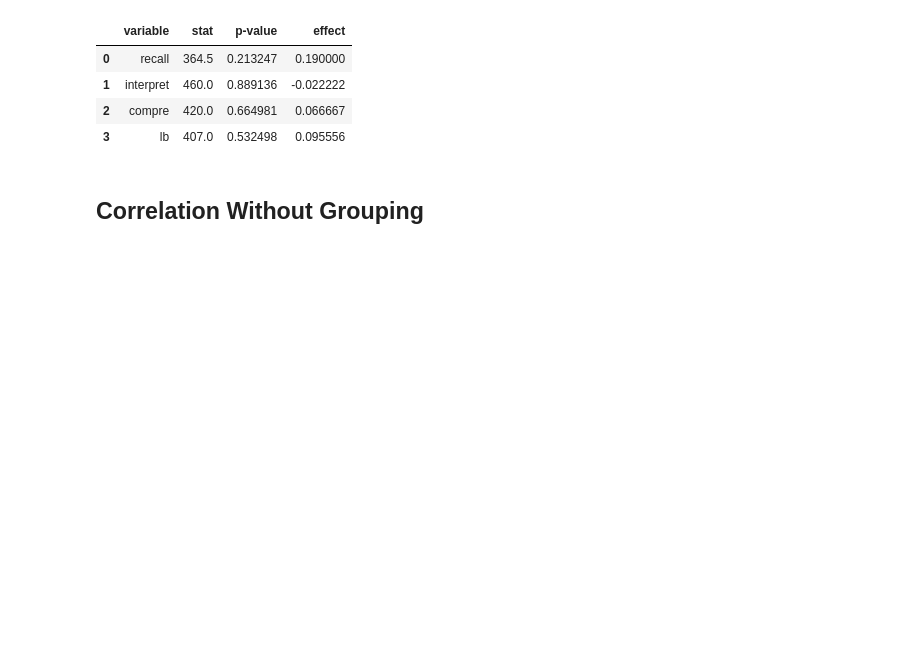
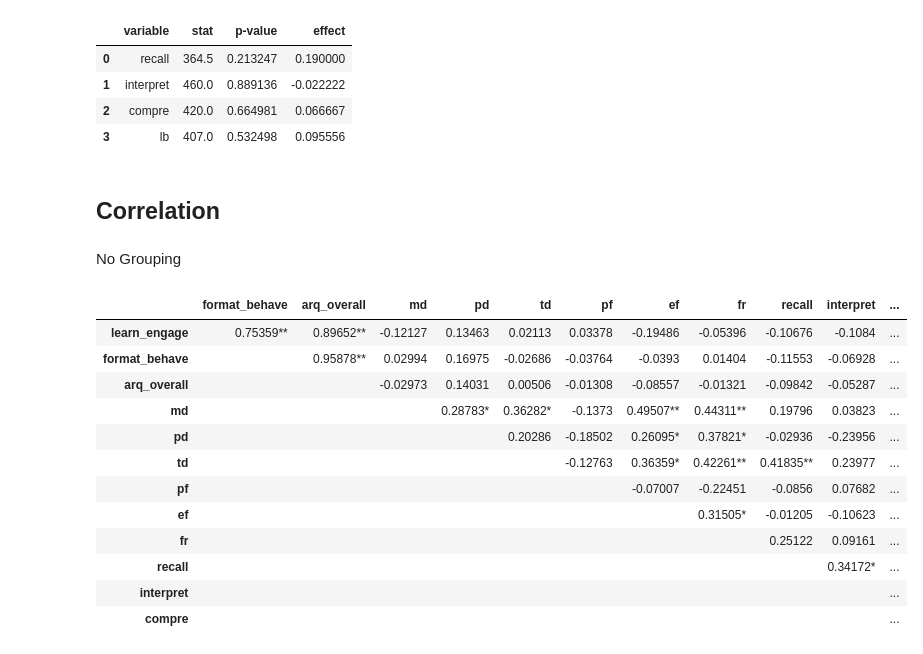
Before and after one commit to KyleCarlo/ScreenVSPrint, a Jupyter notebook: Notebook.ipynb, the cells around one changed output. Cells and saved outputs as stored; diff of their text form; code cells hidden in the pictures; blank space fills up the shorter version.

Commit message:
added inferential stats

```diff
--- a/Notebook.ipynb
+++ b/Notebook.ipynb
@@ -811,4 +811,4 @@ results
 | 2 | compre | 420.0 | 0.664981 | 0.066667 |
 | 3 | lb | 407.0 | 0.532498 | 0.095556 |
 # %% [markdown]
-## Correlation Without Grouping
+## Correlation
@@ -818,5 +815,32 @@ corr_array = np.full((len(cols), len(cols)), '-')
-# %%
-for i in range(len(cols)):
-    for j in range(len(cols)):
-        row_label = cols[i]
-        col_label = cols[j]
+# %% [markdown]
+No Grouping
+# %%
+stats, p = spearmanr(df_inf.iloc[:,1:])
+cols = list(df_inf.iloc[:,1:].columns)
+stats = np.round(stats, 5).astype(str)
+for i in range(len(cols)):
+    for j in range(len(cols)):
+        if stats[i][j] == '1.0':
+            continue
+        if p[i][j] < 0.001:
+            stats[i][j] += '**'
+        elif p[i][j] < 0.05:
+            stats[i][j] += '*'
+mask = np.tril(np.ones(stats.shape), k=0).astype(bool)  # k=0 includes diagonal
+stats_masked = np.where(mask, '', stats)  # lower triangle becomes empty string
+corr_no_group = pd.DataFrame(stats_masked, index=cols, columns=cols)
+corr_no_group.iloc[:-1,1:]
+# %% [output]
+|  | format_behave | arq_overall | md | pd | td | pf | ef | fr | recall | interpret | ... |
+| learn_engage | 0.75359** | 0.89652** | -0.12127 | 0.13463 | 0.02113 | 0.03378 | -0.19486 | -0.05396 | -0.10676 | -0.1084 | ... |
+| format_behave |  | 0.95878** | 0.02994 | 0.16975 | -0.02686 | -0.03764 | -0.0393 | 0.01404 | -0.11553 | -0.06928 | ... |
+| arq_overall |  |  | -0.02973 | 0.14031 | 0.00506 | -0.01308 | -0.08557 | -0.01321 | -0.09842 | -0.05287 | ... |
+| md |  |  |  | 0.28783* | 0.36282* | -0.1373 | 0.49507** | 0.44311** | 0.19796 | 0.03823 | ... |
+| pd |  |  |  |  | 0.20286 | -0.18502 | 0.26095* | 0.37821* | -0.02936 | -0.23956 | ... |
+| td |  |  |  |  |  | -0.12763 | 0.36359* | 0.42261** | 0.41835** | 0.23977 | ... |
+| pf |  |  |  |  |  |  | -0.07007 | -0.22451 | -0.0856 | 0.07682 | ... |
+| ef |  |  |  |  |  |  |  | 0.31505* | -0.01205 | -0.10623 | ... |
+| fr |  |  |  |  |  |  |  |  | 0.25122 | 0.09161 | ... |
+| recall |  |  |  |  |  |  |  |  |  | 0.34172* | ... |
+| interpret |  |  |  |  |  |  |  |  |  |  | ... |
+| compre |  |  |  |  |  |  |  |  |  |  | ... |
```
Also changed, not shown: parts of 5 cells of this notebook.
